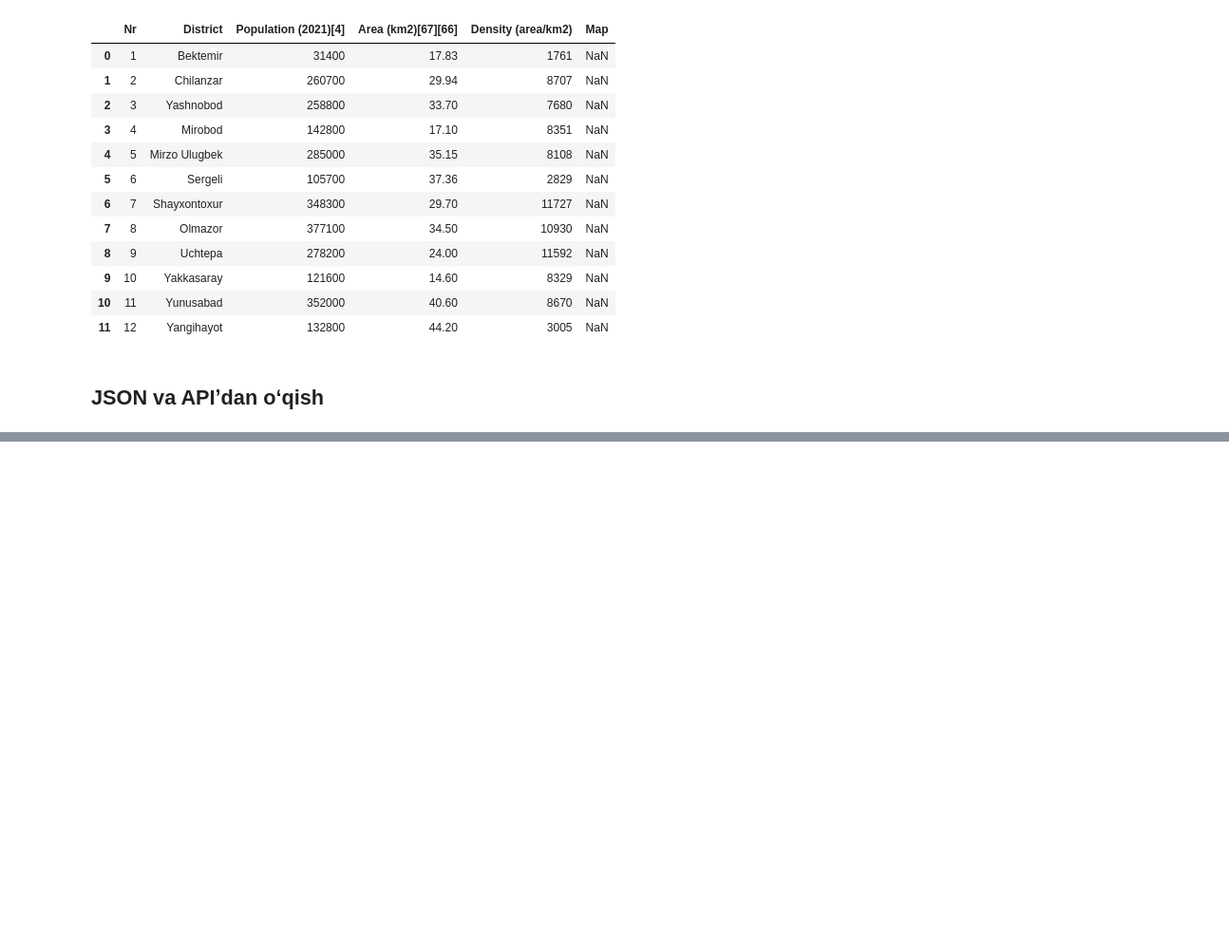
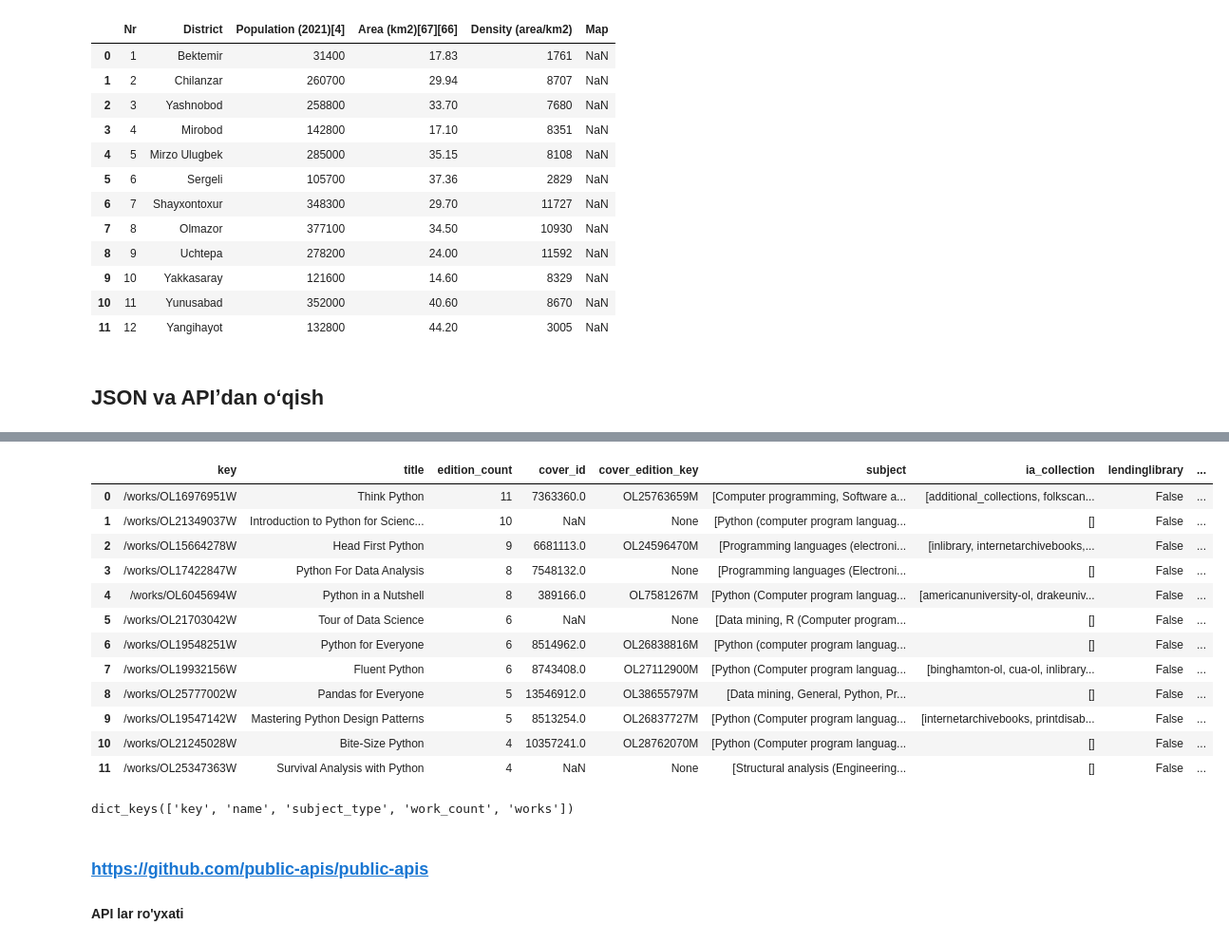
Before and after one commit to ulubeykhuja/mohir_dev_lessons, a Jupyter notebook: 3modul.ipynb, the cells around one changed output, grey strips where cells are left out. Shown: that part at 95% size. Cells and saved outputs as stored; diff of their text form; code cells hidden in the pictures; blank space fills up the shorter version.

```diff
--- a/3modul.ipynb
+++ b/3modul.ipynb
@@ -253,3 +253,6 @@ tashkent[10]
 | 11 | 12 | Yangihayot | 132800 | 44.20 | 3005 | NaN |
 # %% [markdown]
 ## JSON va APIʼdan oʻqish
+# %%
+import requests
+r = requests.get("https://openlibrary.org/subjects/python.json?published_in=2020-2024")
@@ -255,0 +319,23 @@ tashkent[10]
+# %%
+pd.DataFrame(r.json()['works']) # key berib ochadi
+# %% [output]
+|  | key | title | edition_count | cover_id | cover_edition_key | subject | ia_collection | lendinglibrary | ... |
+| 0 | /works/OL16976951W | Think Python | 11 | 7363360.0 | OL25763659M | [Computer programming, Software a... | [additional_collections, folkscan... | False | ... |
+| 1 | /works/OL21349037W | Introduction to Python for Scienc... | 10 | NaN | None | [Python (computer program languag... | [] | False | ... |
+| 2 | /works/OL15664278W | Head First Python | 9 | 6681113.0 | OL24596470M | [Programming languages (electroni... | [inlibrary, internetarchivebooks,... | False | ... |
+| 3 | /works/OL17422847W | Python For Data Analysis | 8 | 7548132.0 | None | [Programming languages (Electroni... | [] | False | ... |
+| 4 | /works/OL6045694W | Python in a Nutshell | 8 | 389166.0 | OL7581267M | [Python (Computer program languag... | [americanuniversity-ol, drakeuniv... | False | ... |
+| 5 | /works/OL21703042W | Tour of Data Science | 6 | NaN | None | [Data mining, R (Computer program... | [] | False | ... |
+| 6 | /works/OL19548251W | Python for Everyone | 6 | 8514962.0 | OL26838816M | [Python (computer program languag... | [] | False | ... |
+| 7 | /works/OL19932156W | Fluent Python | 6 | 8743408.0 | OL27112900M | [Python (Computer program languag... | [binghamton-ol, cua-ol, inlibrary... | False | ... |
+| 8 | /works/OL25777002W | Pandas for Everyone | 5 | 13546912.0 | OL38655797M | [Data mining, General, Python, Pr... | [] | False | ... |
+| 9 | /works/OL19547142W | Mastering Python Design Patterns | 5 | 8513254.0 | OL26837727M | [Python (Computer program languag... | [internetarchivebooks, printdisab... | False | ... |
+| 10 | /works/OL21245028W | Bite-Size Python | 4 | 10357241.0 | OL28762070M | [Python (Computer program languag... | [] | False | ... |
+| 11 | /works/OL25347363W | Survival Analysis with Python | 4 | NaN | None | [Structural analysis (Engineering... | [] | False | ... |
+# %%
+r.json().keys()
+# %% [output]
+dict_keys(['key', 'name', 'subject_type', 'work_count', 'works'])
+# %% [markdown]
+### https://github.com/public-apis/public-apis
+#### API lar ro'yxati
```
Also changed, not shown: parts of 4 cells of this notebook, 1 other file.
